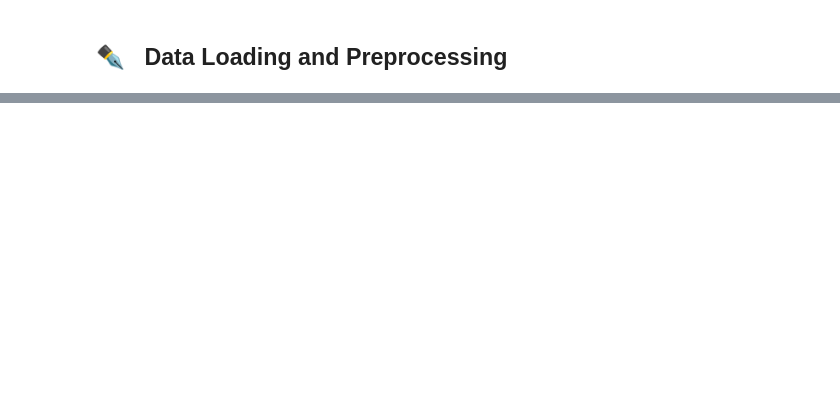
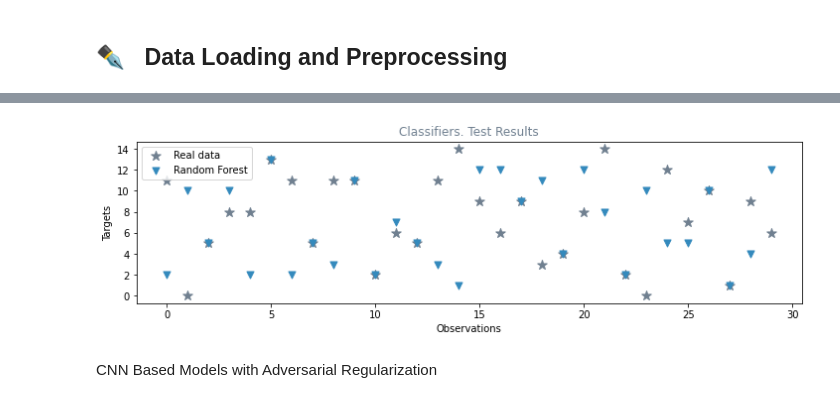
Before and after one commit to OlgaBelitskaya/colab_notebooks, a Jupyter notebook: cultivar_recognition.ipynb, the cells around one changed output, grey strips where cells are left out. Cells and saved outputs as stored; diff of their text form; code cells hidden in the pictures; blank space fills up the shorter version.

```diff
--- a/cultivar_recognition.ipynb
+++ b/cultivar_recognition.ipynb
@@ -300,0 +178,17 @@ model.evaluate(x_test,y_test)
+# %%
+def plot_predict(y_predict,label_predict,t=30,fig_size=12):
+    pl.figure(figsize=(fig_size,fig_size//4)); x=range(t)
+    pl.scatter(x,y_test[:t],marker='*',s=100,
+               color='slategray',label='Real data')
+    pl.scatter(x,y_predict[:t],marker='v',s=50,
+               color='#348ABD',label=label_predict)
+    pl.xlabel('Observations'); pl.ylabel('Targets')
+    pl.title('Classifiers. Test Results',color='slategray',
+             fontdict={'fontsize':'large'})
+    pl.legend(loc=2,fontsize=10)
+    pl.tight_layout; pl.show()
+plot_predict(y_srfc_test,'Random Forest')
+# %% [output]
+[figure, added]
+# %% [markdown]
+CNN Based Models with Adversarial Regularization
```
Also changed, not shown: parts of 44 cells of this notebook, 1 other file.
